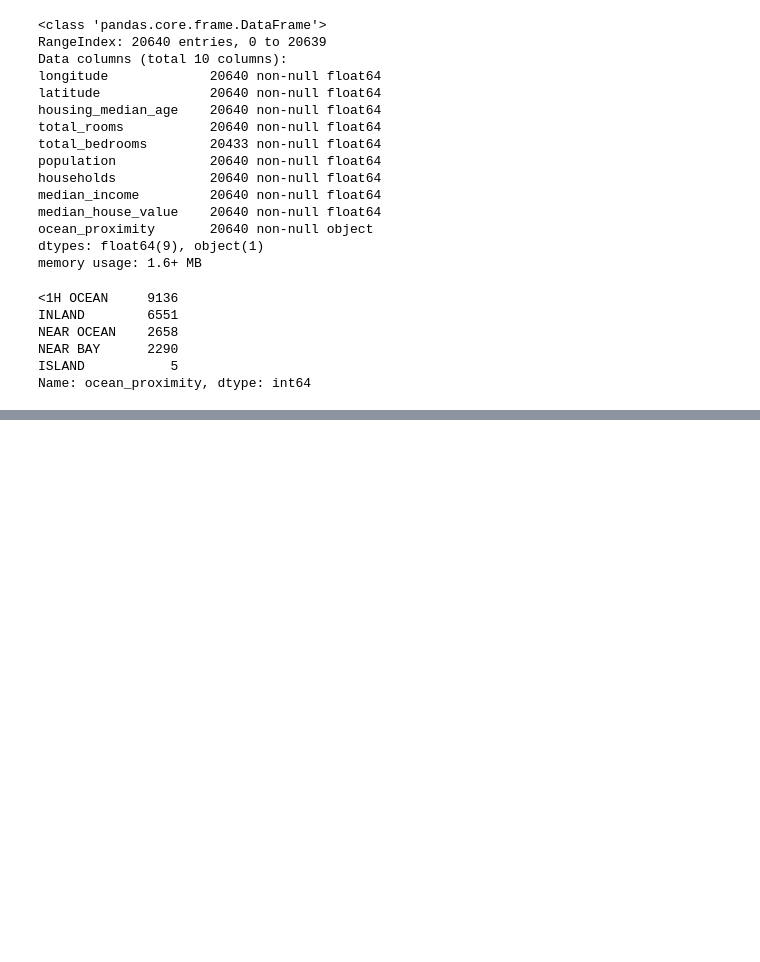
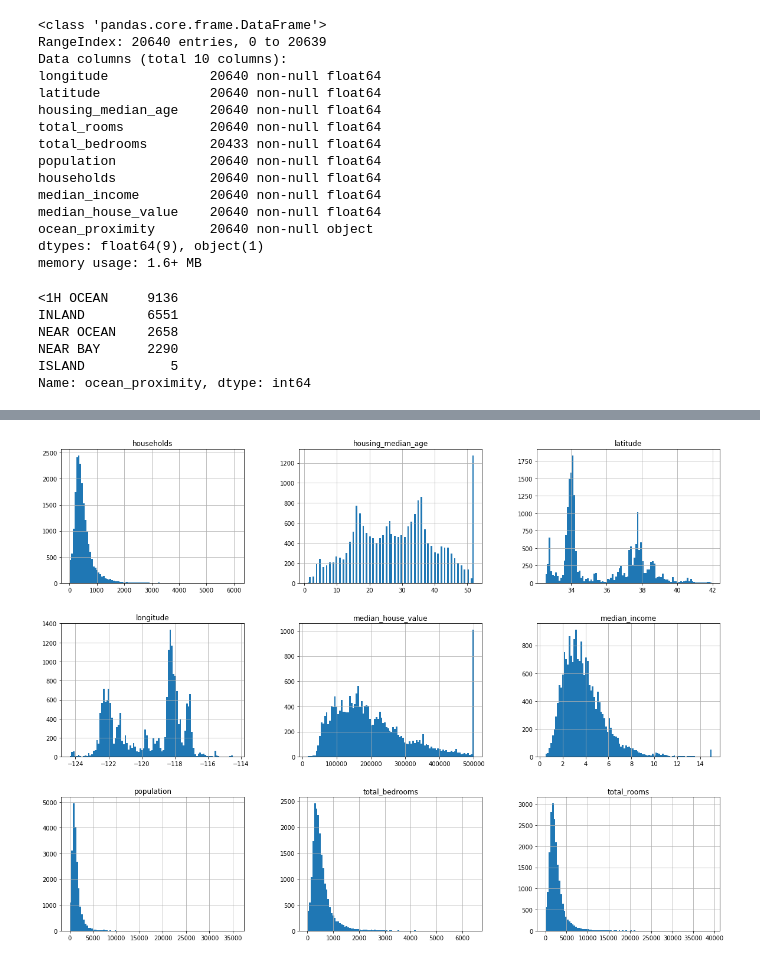
Before and after one commit to dmcclung/HandsOnMachineLearning, a Jupyter notebook: Housing.ipynb, the cells around one changed output, grey strips where cells are left out. Saved outputs shown, nothing was run; the diff lists cells and outputs as text; code cells hidden in the pictures; blank space fills up the shorter version.

```diff
--- a/Housing.ipynb
+++ b/Housing.ipynb
@@ -79,3 +81,11 @@ housing.describe()
 | 50% | -118.490000 | 34.260000 | 29.000000 | 2127.000000 | 435.000000 | 1166.000000 | 409.000000 | ... |
 | 75% | -118.010000 | 37.710000 | 37.000000 | 3148.000000 | 647.000000 | 1725.000000 | 605.000000 | ... |
 | max | -114.310000 | 41.950000 | 52.000000 | 39320.000000 | 6445.000000 | 35682.000000 | 6082.000000 | ... |
+# %%
+%matplotlib inline
+import matplotlib.pyplot as plt
+
+housing.hist(bins=100, figsize=(20,15))
+plt.show()
+# %% [output]
+[figure, added]
```
Also changed, not shown: parts of 4 cells of this notebook.
